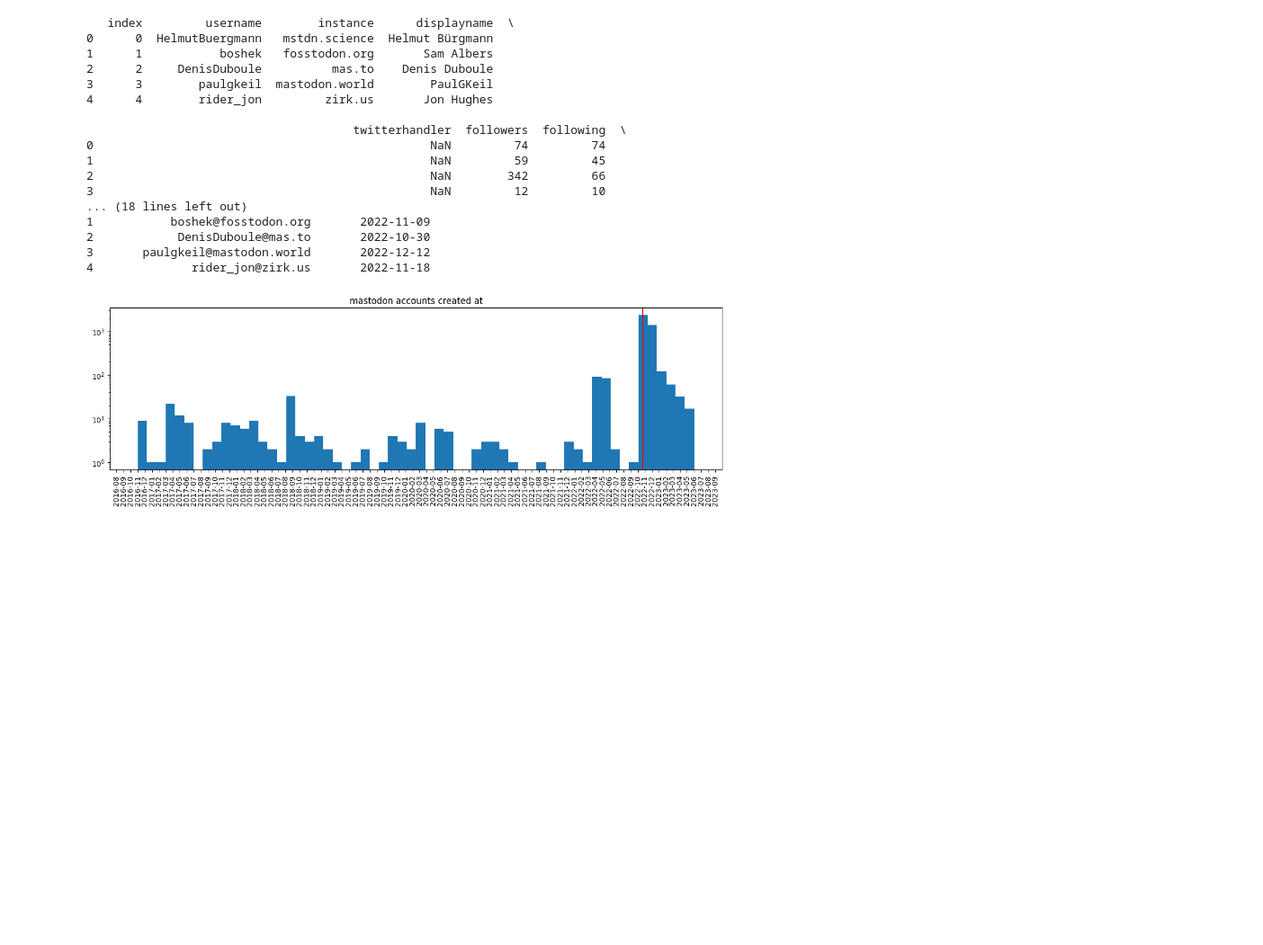
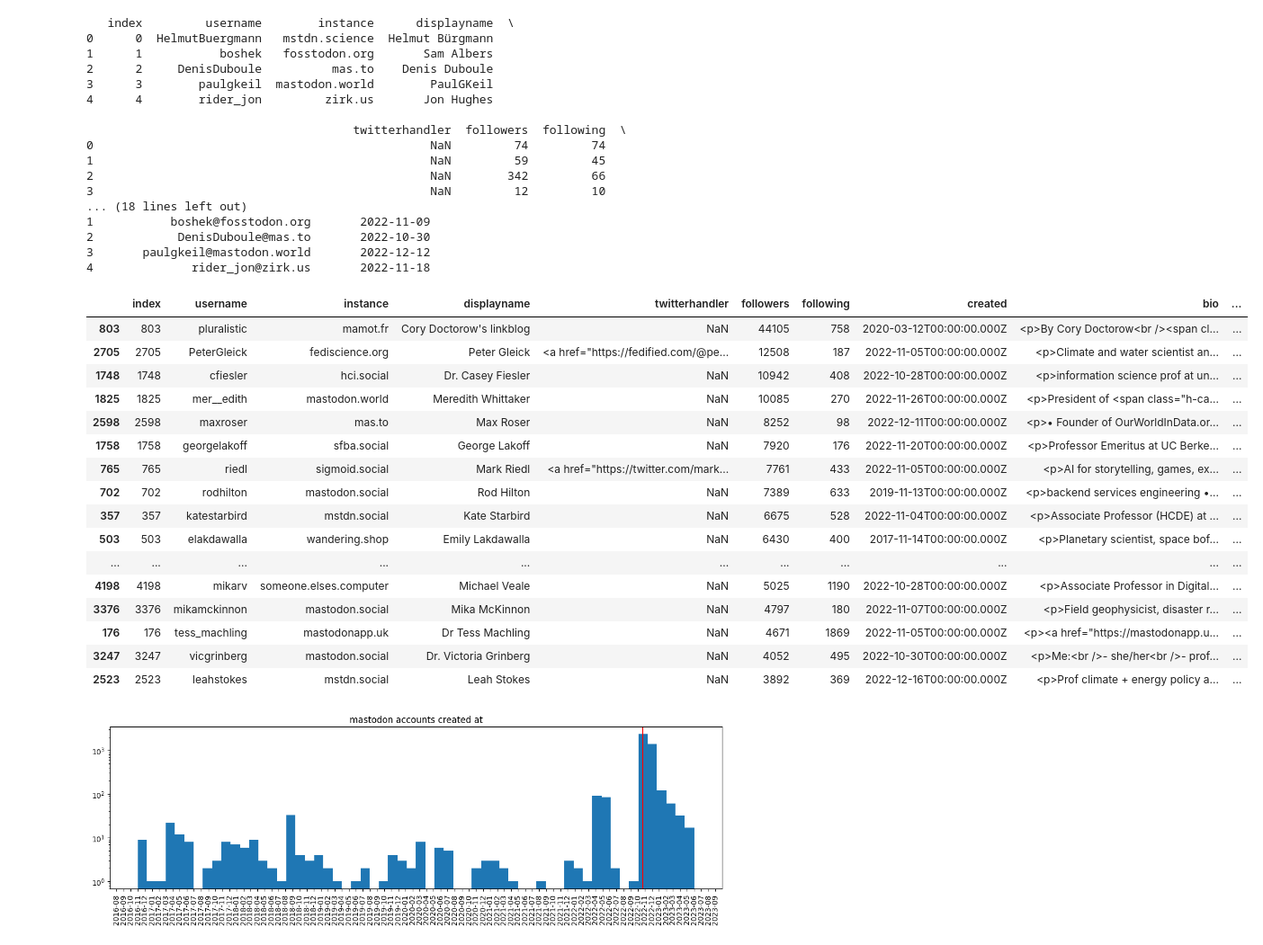
Before and after one commit to carolmb/mastodon-proj, a Jupyter notebook: notebooks/12_toots_stats.ipynb, the cells around one changed output. Shown at 90% size. Cells and saved outputs as stored; diff of their text form; code cells hidden in the pictures; blank space fills up the shorter version.

```diff
--- a/notebooks/12_toots_stats.ipynb
+++ b/notebooks/12_toots_stats.ipynb
@@ -38,6 +38,26 @@ print(kuni_users_profiles.head())
 2            DenisDuboule@mas.to       2022-10-30
 3       paulgkeil@mastodon.world       2022-12-12
 4              rider_jon@zirk.us       2022-11-18
+# %%
+kuni_users_profiles.sort_values('followers', ascending=False).head(20)
+# %% [output]
+|  | index | username | instance | displayname | twitterhandler | followers | following | created | bio | ... |
+| 803 | 803 | pluralistic | mamot.fr | Cory Doctorow's linkblog | NaN | 44105 | 758 | 2020-03-12T00:00:00.000Z | <p>By Cory Doctorow<br /><span cl... | ... |
+| 2705 | 2705 | PeterGleick | fediscience.org | Peter Gleick | <a href="https://fedified.com/@pe... | 12508 | 187 | 2022-11-05T00:00:00.000Z | <p>Climate and water scientist an... | ... |
+| 1748 | 1748 | cfiesler | hci.social | Dr. Casey Fiesler | NaN | 10942 | 408 | 2022-10-28T00:00:00.000Z | <p>information science prof at un... | ... |
+| 1825 | 1825 | mer__edith | mastodon.world | Meredith Whittaker | NaN | 10085 | 270 | 2022-11-26T00:00:00.000Z | <p>President of <span class="h-ca... | ... |
+| 2598 | 2598 | maxroser | mas.to | Max Roser | NaN | 8252 | 98 | 2022-12-11T00:00:00.000Z | <p>• Founder of OurWorldInData.or... | ... |
+| 1758 | 1758 | georgelakoff | sfba.social | George Lakoff | NaN | 7920 | 176 | 2022-11-20T00:00:00.000Z | <p>Professor Emeritus at UC Berke... | ... |
+| 765 | 765 | riedl | sigmoid.social | Mark Riedl | <a href="https://twitter.com/mark... | 7761 | 433 | 2022-11-05T00:00:00.000Z | <p>AI for storytelling, games, ex... | ... |
+| 702 | 702 | rodhilton | mastodon.social | Rod Hilton | NaN | 7389 | 633 | 2019-11-13T00:00:00.000Z | <p>backend services engineering •... | ... |
+| 357 | 357 | katestarbird | mstdn.social | Kate Starbird | NaN | 6675 | 528 | 2022-11-04T00:00:00.000Z | <p>Associate Professor (HCDE) at ... | ... |
+| 503 | 503 | elakdawalla | wandering.shop | Emily Lakdawalla | NaN | 6430 | 400 | 2017-11-14T00:00:00.000Z | <p>Planetary scientist, space bof... | ... |
+| ... | ... | ... | ... | ... | ... | ... | ... | ... | ... | ... |
+| 4198 | 4198 | mikarv | someone.elses.computer | Michael Veale | NaN | 5025 | 1190 | 2022-10-28T00:00:00.000Z | <p>Associate Professor in Digital... | ... |
+| 3376 | 3376 | mikamckinnon | mastodon.social | Mika McKinnon | NaN | 4797 | 180 | 2022-11-07T00:00:00.000Z | <p>Field geophysicist, disaster r... | ... |
+| 176 | 176 | tess_machling | mastodonapp.uk | Dr Tess Machling | NaN | 4671 | 1869 | 2022-11-05T00:00:00.000Z | <p><a href="https://mastodonapp.u... | ... |
+| 3247 | 3247 | vicgrinberg | mastodon.social | Dr. Victoria Grinberg | NaN | 4052 | 495 | 2022-10-30T00:00:00.000Z | <p>Me:<br />- she/her<br />- prof... | ... |
+| 2523 | 2523 | leahstokes | mstdn.social | Leah Stokes | NaN | 3892 | 369 | 2022-12-16T00:00:00.000Z | <p>Prof climate + energy policy a... | ... |
 # %%
 x = kuni_users_profiles['created_datetime']
 
```
Also changed, not shown: parts of 2 cells of this notebook, 13 other files.
